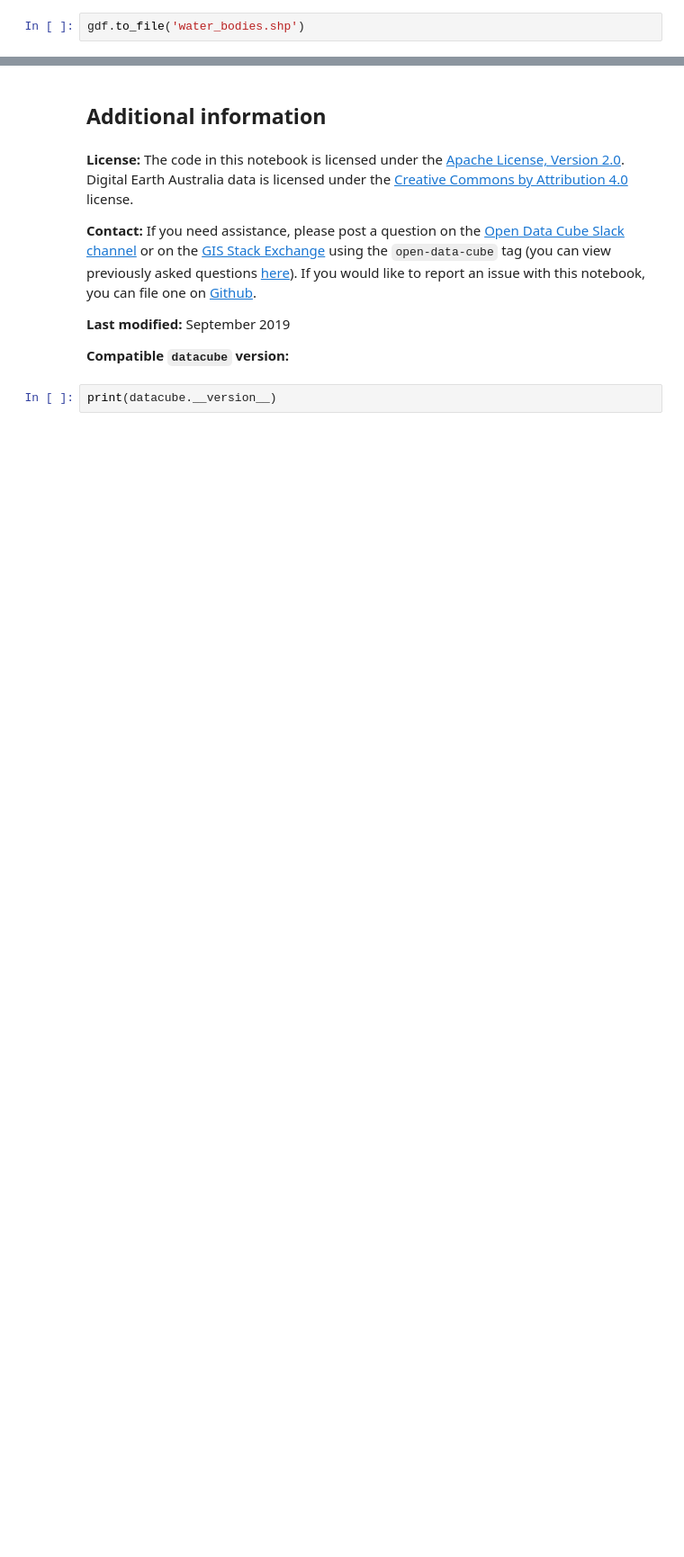
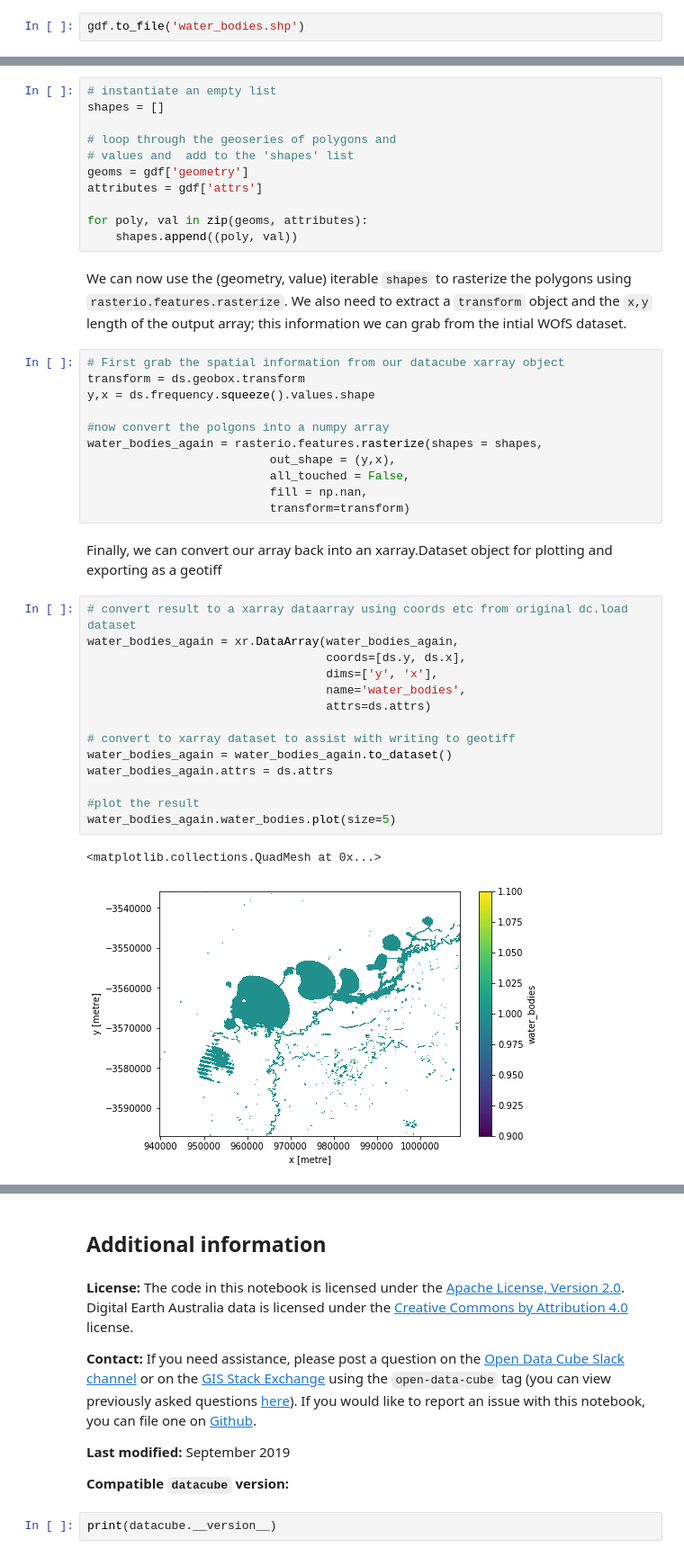
Before and after one commit to GeoscienceAustralia/dea-notebooks, a Jupyter notebook: Frequently_used_code/Rasterize_vectorize.ipynb, the cells around one changed output, grey strips where cells are left out. Shown at 90% size. Drawn from its saved outputs; the diff is of its cells as text; blank space fills up the shorter version.

Commit message:
adding 'rasterize' code

```diff
--- a/Frequently_used_code/Rasterize_vectorize.ipynb
+++ b/Frequently_used_code/Rasterize_vectorize.ipynb
@@ -156,0 +165,43 @@ Using `rasterio` to turn a shapefile into a shapefile
+# %%
+# instantiate an empty list
+shapes = []
+
+# loop through the geoseries of polygons and
+# values and  add to the 'shapes' list
+geoms = gdf['geometry']
+attributes = gdf['attrs']
+
+for poly, val in zip(geoms, attributes):
+    shapes.append((poly, val))
+# %% [markdown]
+We can now use the (geometry, value) iterable `shapes` to rasterize the polygons using `rasterio.features.rasterize`.  We also need to extract a `transform` object and the `x,y` length of the output array; this information we can grab from the intial WOfS dataset.
+# %%
+# First grab the spatial information from our datacube xarray object
+transform = ds.geobox.transform
+y,x = ds.frequency.squeeze().values.shape
+
+#now convert the polgons into a numpy array
+water_bodies_again = rasterio.features.rasterize(shapes = shapes,
+                          out_shape = (y,x),
+                          all_touched = False,
+                          fill = np.nan,
+                          transform=transform)
+# %% [markdown]
+Finally, we can convert our array back into an xarray.Dataset object for plotting and exporting as a geotiff
+# %%
+# convert result to a xarray dataarray using coords etc from original dc.load dataset
+water_bodies_again = xr.DataArray(water_bodies_again,
+                                  coords=[ds.y, ds.x],
+                                  dims=['y', 'x'],
+                                  name='water_bodies',
+                                  attrs=ds.attrs)
+
+# convert to xarray dataset to assist with writing to geotiff
+water_bodies_again = water_bodies_again.to_dataset()
+water_bodies_again.attrs = ds.attrs
+
+#plot the result
+water_bodies_again.water_bodies.plot(size=5)
+# %% [output]
+<matplotlib.collections.QuadMesh at 0x...>
+[figure, added]
```
Also changed, not shown: parts of 27 cells of this notebook.
